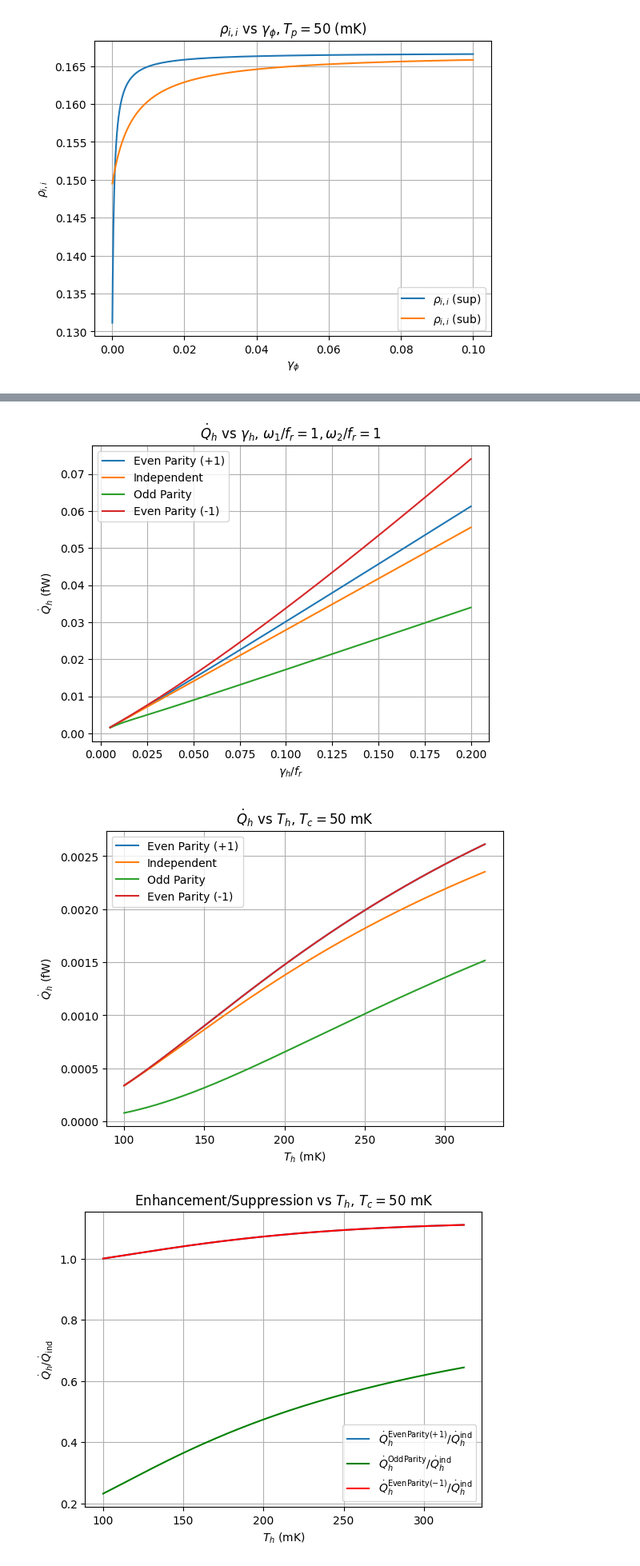
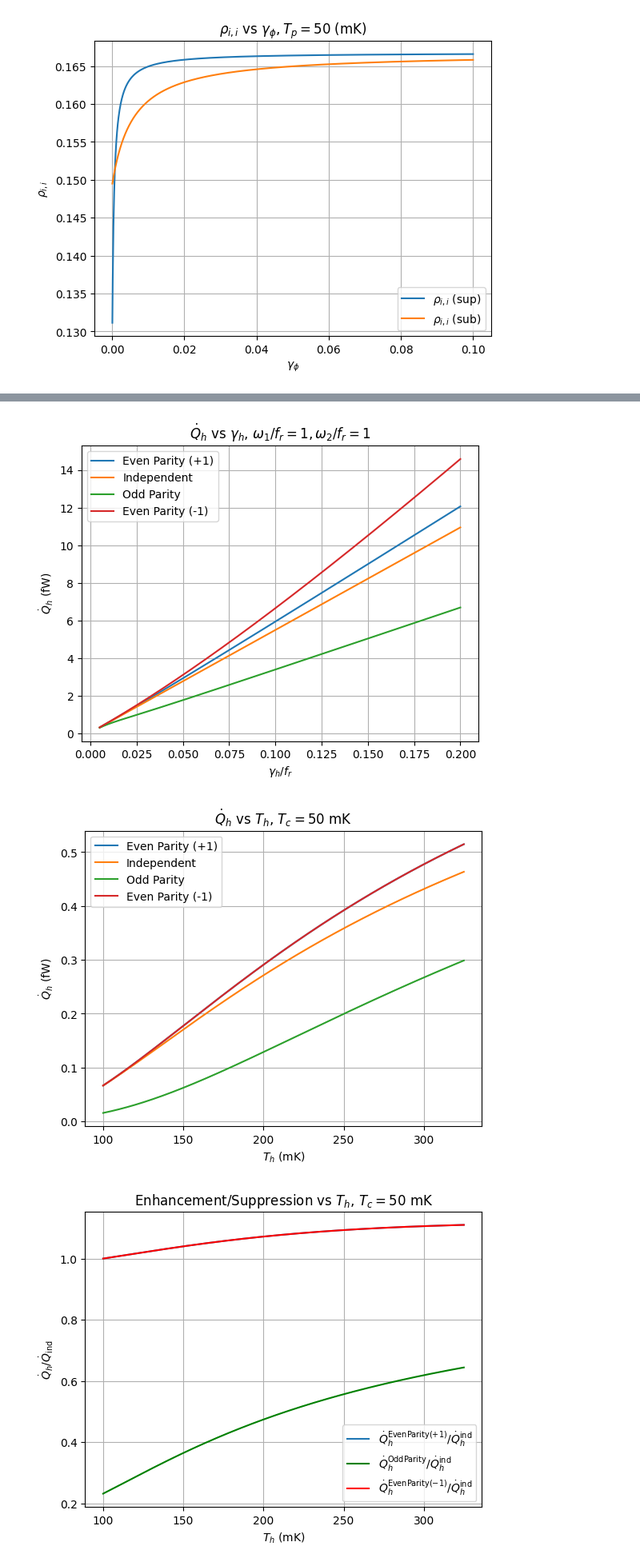
Before and after one commit to foysalx/TwoQubitHeatValve, a Jupyter notebook: Results_Even_Odd_Parity_Formulation (1).ipynb, the cells around one changed output, grey strips where cells are left out. Shown at 80% size. Cells and saved outputs as stored; diff of their text form; code cells hidden in the pictures.

```diff
--- a/Results_Even_Odd_Parity_Formulation (1).ipynb
+++ b/Results_Even_Odd_Parity_Formulation (1).ipynb
@@ -794,10 +772,10 @@ for k, gh in enumerate(gamma_h_4):
     Ratio_even_4[k]  = Q_coll_even_4[k] / Q_ind_4[k]
 # %%
 # Plotting hot bath coupling dependence at resonance for all 4 cases discussed
-plt.plot(gamma_h_4, 0.662607015*Q_coll_sup_4, label = 'Even Parity (+1)')
-plt.plot(gamma_h_4, 0.662607015*Q_ind_4, label = 'Independent')
-plt.plot(gamma_h_4, 0.662607015*Q_coll_sub_4, label = 'Odd Parity')
-plt.plot(gamma_h_4, 0.662607015*Q_coll_even_4, label = 'Even Parity (-1)')
+plt.plot(gamma_h_4, 130.559162011*Q_coll_sup_4, label = 'Even Parity (+1)')
+plt.plot(gamma_h_4, 130.559162011*Q_ind_4, label = 'Independent')
+plt.plot(gamma_h_4, 130.559162011*Q_coll_sub_4, label = 'Odd Parity')
+plt.plot(gamma_h_4, 130.559162011*Q_coll_even_4, label = 'Even Parity (-1)')
 plt.xlabel(r'$\gamma_{h}/f_r$')
 plt.ylabel(r'$\dot{Q}_h$ (fW)')
 plt.title(r'$\dot{Q}_h$ vs $\gamma_h$, $\omega_1/f_r = 1, \omega_2/f_r = 1$')
@@ -805,7 +783,7 @@ plt.legend()
 plt.grid(True)
 plt.show()
 # %% [output]
-[figure, old version]
+[figure, new version]
 # %%
 # Calculating Hot Bath Temperature Dependence at resonance for all 4 cases discussed
 N5 = 1000
@@ -880,18 +858,18 @@ for k, Th in enumerate(T_h_5):
 # %%
 # Plotting Hot Bath Temperature dependence at resonance for all 4 cases discussed
 T = (T_h_5*5.6*10**9*6.626*10**-34)/(1.38*10**-23)
-plt.plot(T*1e3, 0.662607015*Q_coll_sup_5, label = 'Even Parity (+1)')
-plt.plot(T*1e3, 0.662607015*Q_ind_5, label = 'Independent')
-plt.plot(T*1e3, 0.662607015*Q_coll_sub_5, label = 'Odd Parity')
-plt.plot(T*1e3, 0.662607015*Q_coll_even_5, label = 'Even Parity (-1)')
+plt.plot(T*1e3, 130.559162011*Q_coll_sup_5, label = 'Even Parity (+1)')
+plt.plot(T*1e3, 130.559162011*Q_ind_5, label = 'Independent')
+plt.plot(T*1e3, 130.559162011*Q_coll_sub_5, label = 'Odd Parity')
+plt.plot(T*1e3, 130.559162011*Q_coll_even_5, label = 'Even Parity (-1)')
 plt.xlabel(r'$T_{h}$ (mK)')
 plt.ylabel(r'$\dot{Q}_h$ (fW)')
 plt.title(r'$\dot{Q}_h$ vs $T_h$, $T_c = 50$ mK')
 plt.legend()
 plt.grid(True)
 plt.show()
 # %% [output]
-[figure, old version]
+[figure, new version]
 # %%
 # Plotting Enhancement and Suppression against the hot bath temperature
 
```
Also changed, not shown: parts of 17 cells of this notebook.
